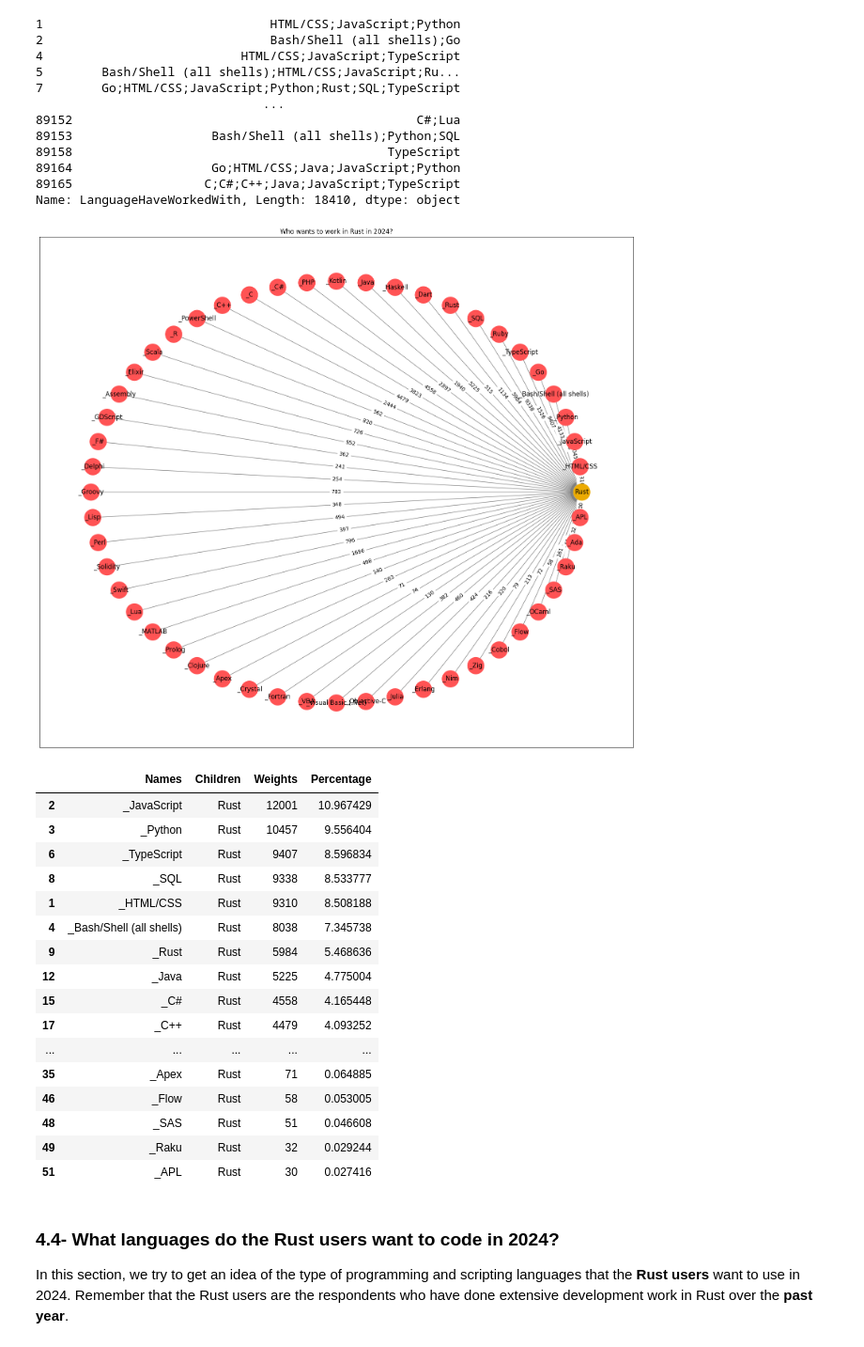
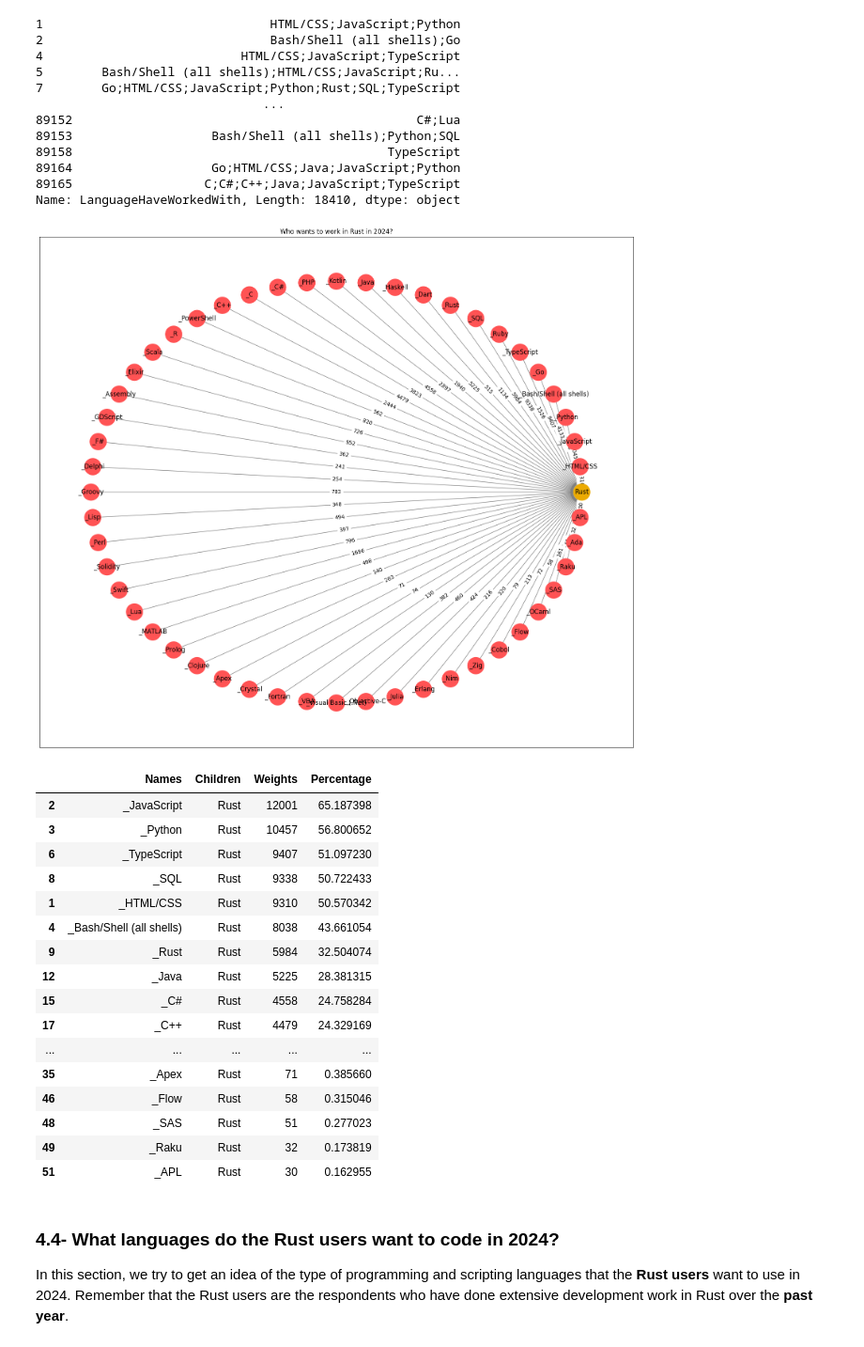
Before and after one commit to fab7/LAB-Data-Science-Blog-Post, a Jupyter notebook: notebook/who_are_the_rust_users.ipynb, the cells around one changed output. Shown at 94% size. Saved outputs shown, nothing was run; the diff lists cells and outputs as text; code cells hidden in the pictures.

```diff
--- a/notebook/who_are_the_rust_users.ipynb
+++ b/notebook/who_are_the_rust_users.ipynb
@@ -363,43 +363,43 @@ Name: LanguageHaveWorkedWith, Length: 18410, dtype: object
 # %%
 df_nodes = bu.rust_dependency_graph(df_rust_admirers, df_rust_users,
                                 'Who wants to work in Rust in 2024?', 'admirers')
 
 if VERBOSE > 0:
     df_edges = pd.DataFrame({
         'Names'   : df_nodes['Names'].repeat(df_nodes['Children'].str.len()),
         'Children': [item for sublist in df_nodes['Children'] for item in sublist],
         'Weights' : [item for sublist in df_nodes['Weights']   for item in sublist]
     })
     # Add a new column with percentage
-    df_edges['Percentage'] = (df_edges['Weights'] / df_edges['Weights'].sum()) * 100
+    df_edges['Percentage'] = (df_edges['Weights'] / df_rust_admirers.shape[0]) * 100
 
     df_edges = df_edges.sort_values('Weights', ascending=False)
     display(df_edges.head(len(df_edges)))
 
 if VERBOSE > 6: # [TODO - Work-in-progress]
     # Create a bar chart of the edges
     df_edges.plot(x='Children', y='Weights', kind='bar', color='red')
     # Display the chart
     plt.show()
 # %% [output]
 [figure]
 |  | Names | Children | Weights | Percentage |
-| 2 | _JavaScript | Rust | 12001 | 10.967429 |
-| 3 | _Python | Rust | 10457 | 9.556404 |
-| 6 | _TypeScript | Rust | 9407 | 8.596834 |
-| 8 | _SQL | Rust | 9338 | 8.533777 |
-| 1 | _HTML/CSS | Rust | 9310 | 8.508188 |
-| 4 | _Bash/Shell (all shells) | Rust | 8038 | 7.345738 |
-| 9 | _Rust | Rust | 5984 | 5.468636 |
-| 12 | _Java | Rust | 5225 | 4.775004 |
-| 15 | _C# | Rust | 4558 | 4.165448 |
-| 17 | _C++ | Rust | 4479 | 4.093252 |
+| 2 | _JavaScript | Rust | 12001 | 65.187398 |
+| 3 | _Python | Rust | 10457 | 56.800652 |
+| 6 | _TypeScript | Rust | 9407 | 51.097230 |
+| 8 | _SQL | Rust | 9338 | 50.722433 |
+| 1 | _HTML/CSS | Rust | 9310 | 50.570342 |
+| 4 | _Bash/Shell (all shells) | Rust | 8038 | 43.661054 |
+| 9 | _Rust | Rust | 5984 | 32.504074 |
+| 12 | _Java | Rust | 5225 | 28.381315 |
+| 15 | _C# | Rust | 4558 | 24.758284 |
+| 17 | _C++ | Rust | 4479 | 24.329169 |
 | ... | ... | ... | ... | ... |
-| 35 | _Apex | Rust | 71 | 0.064885 |
-| 46 | _Flow | Rust | 58 | 0.053005 |
-| 48 | _SAS | Rust | 51 | 0.046608 |
-| 49 | _Raku | Rust | 32 | 0.029244 |
-| 51 | _APL | Rust | 30 | 0.027416 |
+| 35 | _Apex | Rust | 71 | 0.385660 |
+| 46 | _Flow | Rust | 58 | 0.315046 |
+| 48 | _SAS | Rust | 51 | 0.277023 |
+| 49 | _Raku | Rust | 32 | 0.173819 |
+| 51 | _APL | Rust | 30 | 0.162955 |
 # %% [markdown]
 ### 4.4- What languages do the Rust users want to code in 2024?
 In this section, we try to get an idea of the type of programming and scripting languages that the **Rust users** want to use in 2024. Remember that the Rust users are the respondents who have done extensive development work in Rust over the **past year**.
```
Also changed, not shown: parts of 2 cells of this notebook, 9 other files.
